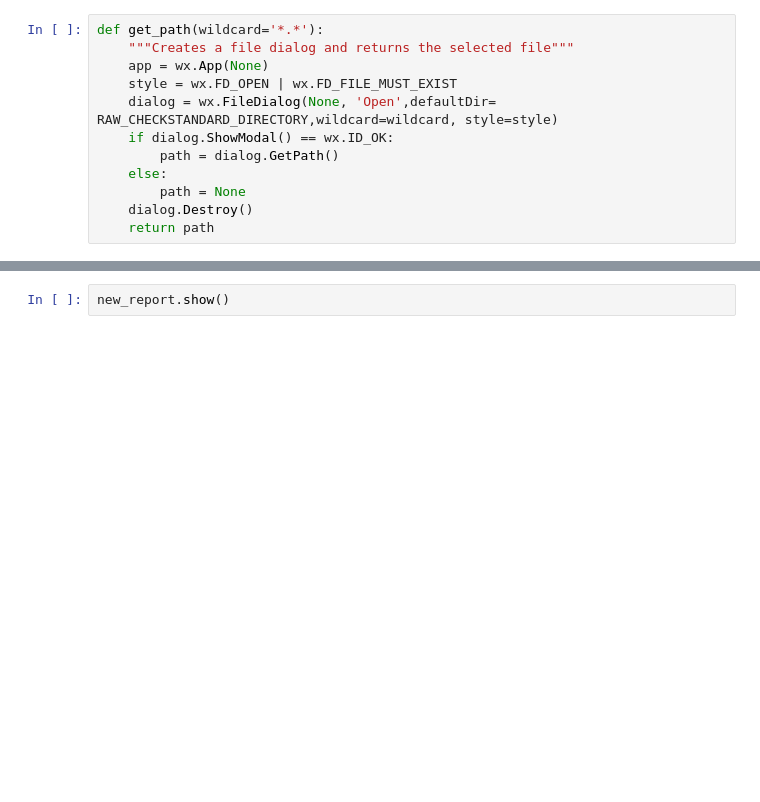
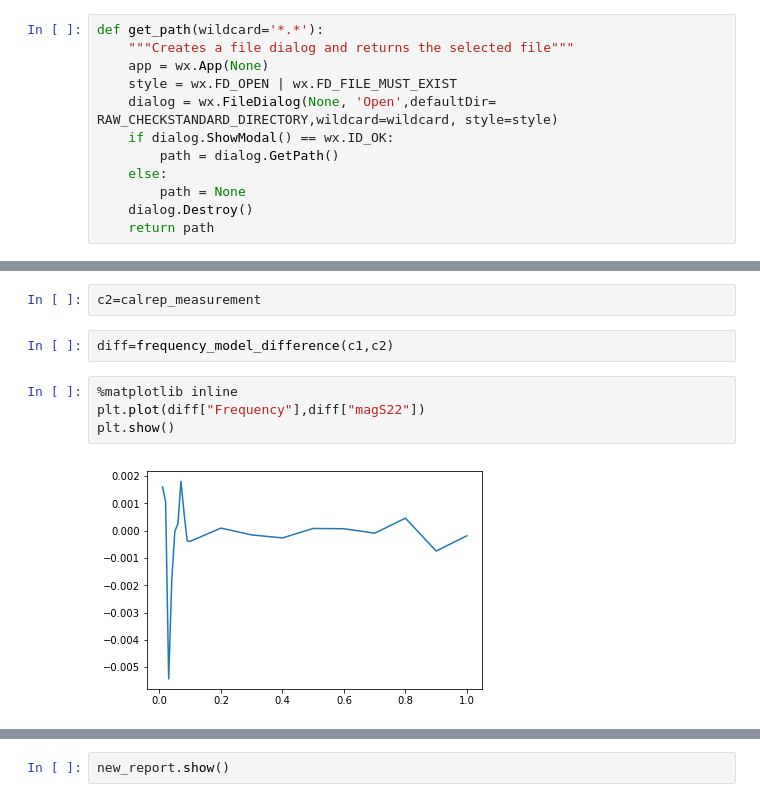
Before and after one commit to aricsanders/Jupyter-Notebooks, a Jupyter notebook: Check_Standard_Selection_Example.ipynb, the cells around one changed output, grey strips where cells are left out. Drawn from its saved outputs; the diff is of its cells as text; blank space fills up the shorter version.

Commit message:
Added scripts to produce comparison plots for MUF/Measurement Services software stack. Figured out how to cause OnLoad(EventArgs) to fire so MUF components can be scriptable.

```diff
--- a/Check_Standard_Selection_Example.ipynb
+++ b/Check_Standard_Selection_Example.ipynb
@@ -118,3 +104,13 @@ equality_list is [True, False, True, False, False]
 moving ExcelFile -> DataFrame
 moving DataFrame -> AsciiDataTable
 moving AsciiDataTable -> MatFile
+# %%
+c2=calrep_measurement
+# %%
+diff=frequency_model_difference(c1,c2)
+# %%
+%matplotlib inline
+plt.plot(diff["Frequency"],diff["magS22"])
+plt.show()
+# %% [output]
+[figure, added]
```
Also changed, not shown: parts of 5 cells of this notebook, 13 other files.
